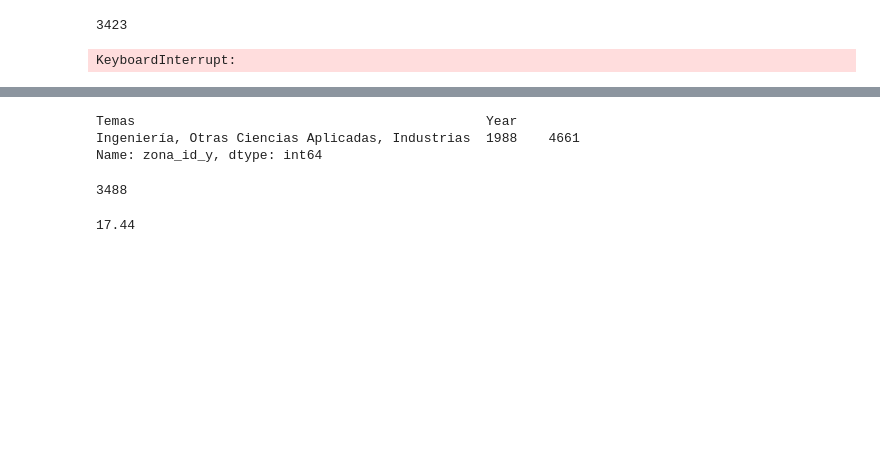
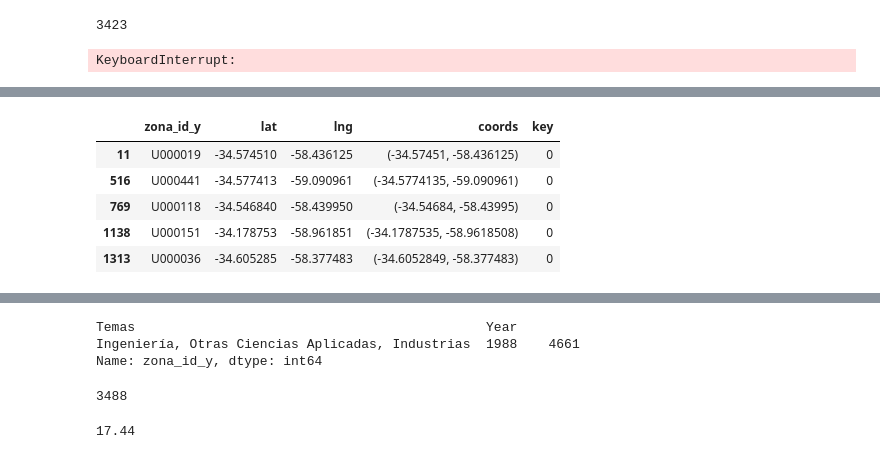
Before and after one commit to matuteiglesias/datosARG_Educacion, a Jupyter notebook: Routing.ipynb, the cells around one changed output, grey strips where cells are left out. Cells and saved outputs as stored; diff of their text form; code cells hidden in the pictures; blank space fills up the shorter version.

```diff
--- a/Routing.ipynb
+++ b/Routing.ipynb
@@ -100,0 +112,9 @@ KeyboardInterrupt:
+# %%
+destinos.head()
+# %% [output]
+|  | zona_id_y | lat | lng | coords | key |
+| 11 | U000019 | -34.574510 | -58.436125 | (-34.57451, -58.436125) | 0 |
+| 516 | U000441 | -34.577413 | -59.090961 | (-34.5774135, -59.090961) | 0 |
+| 769 | U000118 | -34.546840 | -58.439950 | (-34.54684, -58.43995) | 0 |
+| 1138 | U000151 | -34.178753 | -58.961851 | (-34.1787535, -58.9618508) | 0 |
+| 1313 | U000036 | -34.605285 | -58.377483 | (-34.6052849, -58.377483) | 0 |
```
Also changed, not shown: parts of 5 cells of this notebook.
